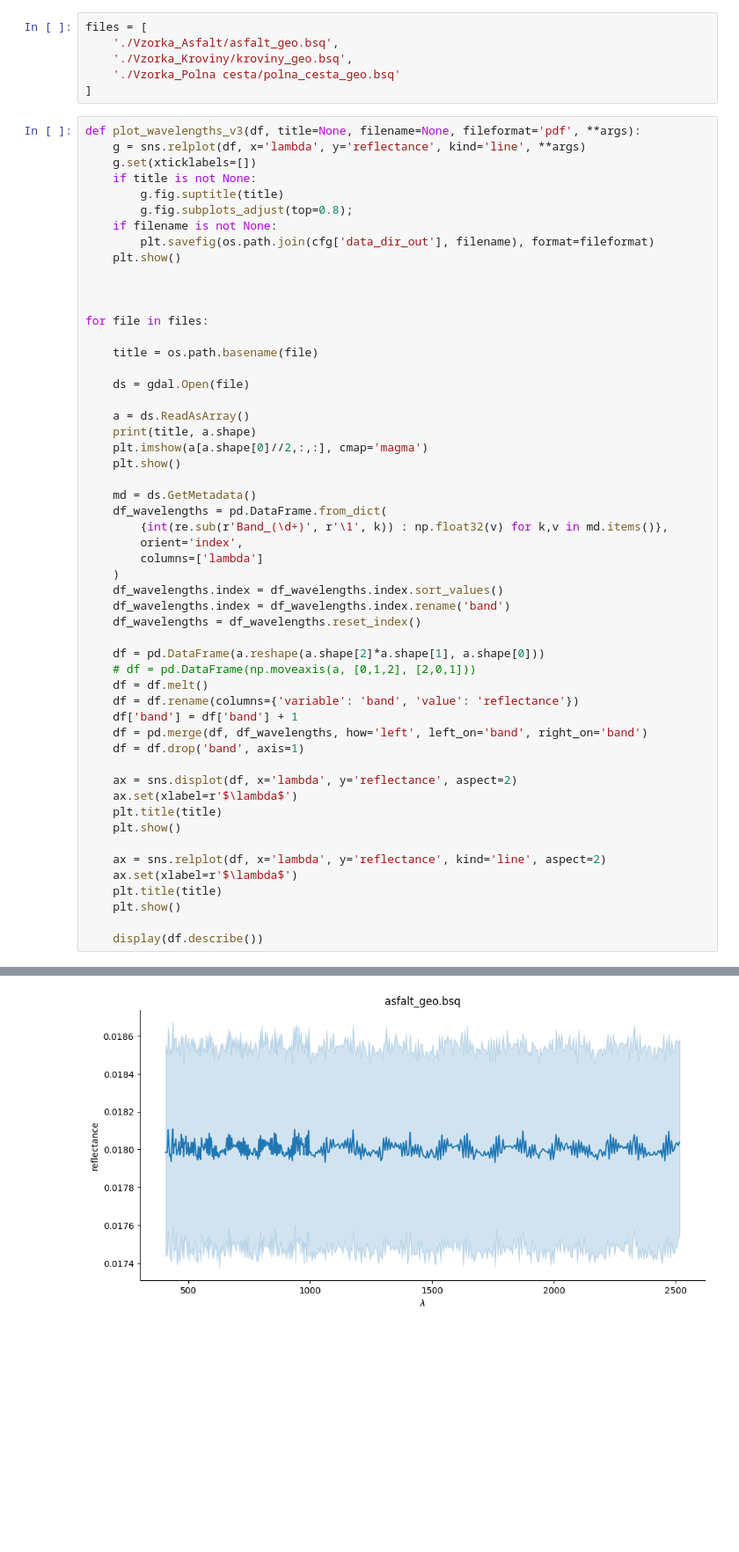
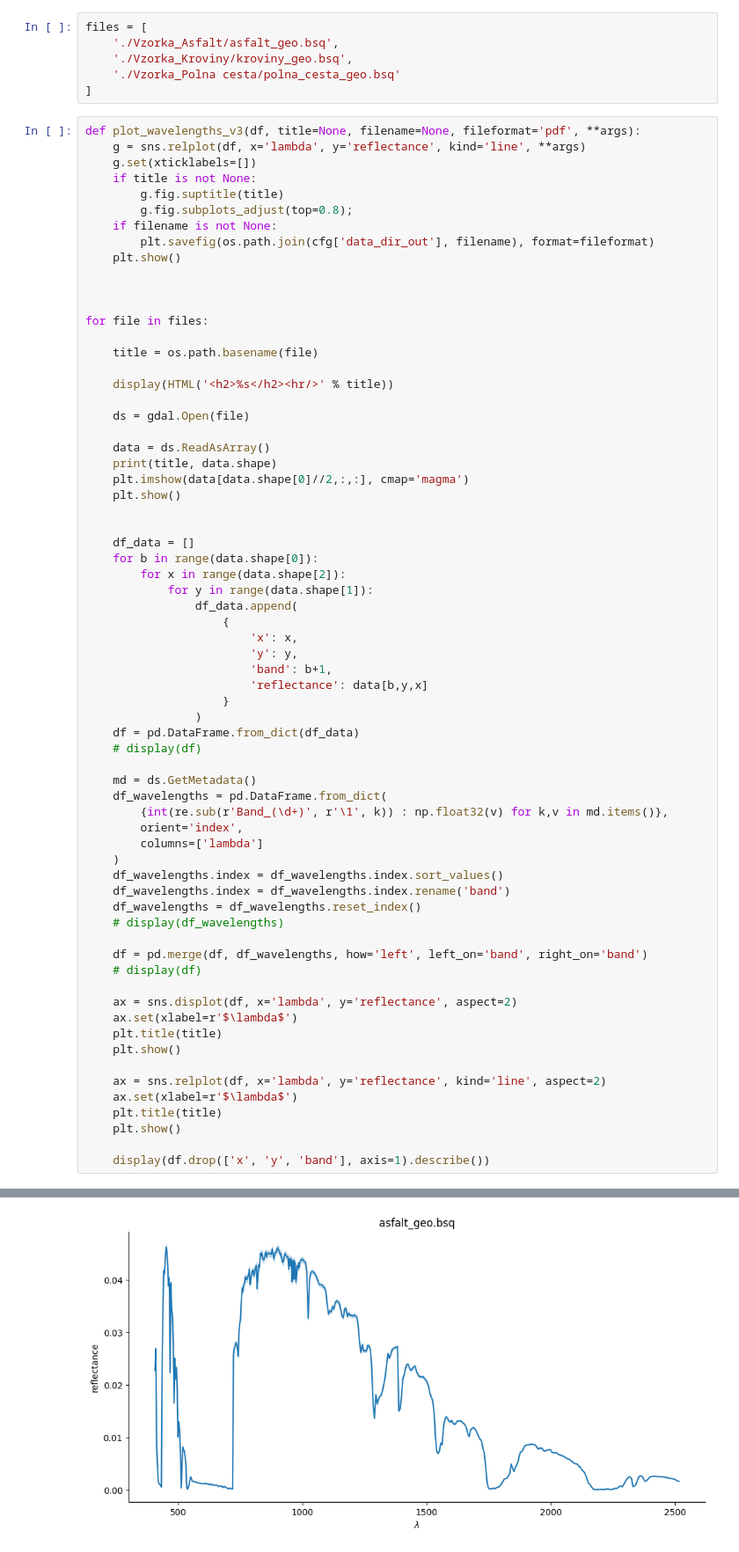
Before and after one commit to IISAS/nvflare-hysped, a Jupyter notebook: volumes/dev/tf/notebooks/analyse-data.ipynb, the cells around one changed output, grey strips where cells are left out. Shown at 88% size. Drawn from its saved outputs; the diff is of its cells as text; blank space fills up the shorter version.

```diff
--- a/volumes/dev/tf/notebooks/analyse-data.ipynb
+++ b/volumes/dev/tf/notebooks/analyse-data.ipynb
@@ -37,12 +37,30 @@ for file in files:
 
     title = os.path.basename(file)
 
+    display(HTML('<h2>%s</h2><hr/>' % title))
+
     ds = gdal.Open(file)
 
-    a = ds.ReadAsArray()
-    print(title, a.shape)
-    plt.imshow(a[a.shape[0]//2,:,:], cmap='magma')
+    data = ds.ReadAsArray()
+    print(title, data.shape)
+    plt.imshow(data[data.shape[0]//2,:,:], cmap='magma')
     plt.show()
+
+
+    df_data = []
+    for b in range(data.shape[0]):
+        for x in range(data.shape[2]):
+            for y in range(data.shape[1]):
+                df_data.append(
+                    {
+                        'x': x,
+                        'y': y,
+                        'band': b+1,
+                        'reflectance': data[b,y,x]
+                    }
+                )
+    df = pd.DataFrame.from_dict(df_data)
+    # display(df)
 
     md = ds.GetMetadata()
     df_wavelengths = pd.DataFrame.from_dict(
@@ -53,14 +71,10 @@ for file in files:
     df_wavelengths.index = df_wavelengths.index.sort_values()
     df_wavelengths.index = df_wavelengths.index.rename('band')
     df_wavelengths = df_wavelengths.reset_index()
+    # display(df_wavelengths)
 
-    df = pd.DataFrame(a.reshape(a.shape[2]*a.shape[1], a.shape[0]))
-    # df = pd.DataFrame(np.moveaxis(a, [0,1,2], [2,0,1]))
-    df = df.melt()
-    df = df.rename(columns={'variable': 'band', 'value': 'reflectance'})
-    df['band'] = df['band'] + 1
     df = pd.merge(df, df_wavelengths, how='left', left_on='band', right_on='band')
-    df = df.drop('band', axis=1)
+    # display(df)
 
     ax = sns.displot(df, x='lambda', y='reflectance', aspect=2)
     ax.set(xlabel=r'$\lambda$')
@@ -72,5 +86,5 @@ for file in files:
     plt.title(title)
     plt.show()
 
-    display(df.describe())
+    display(df.drop(['x', 'y', 'band'], axis=1).describe())
 # %% [output]
@@ -80,3 +95,3 @@ asfalt_geo.bsq (474, 103, 52)
-[figure, old version]
+[figure, new version]
 |  | reflectance | lambda |
 | count | 2.538744e+06 | 2.538744e+06 |
```
Also changed, not shown: parts of 2 cells of this notebook.
